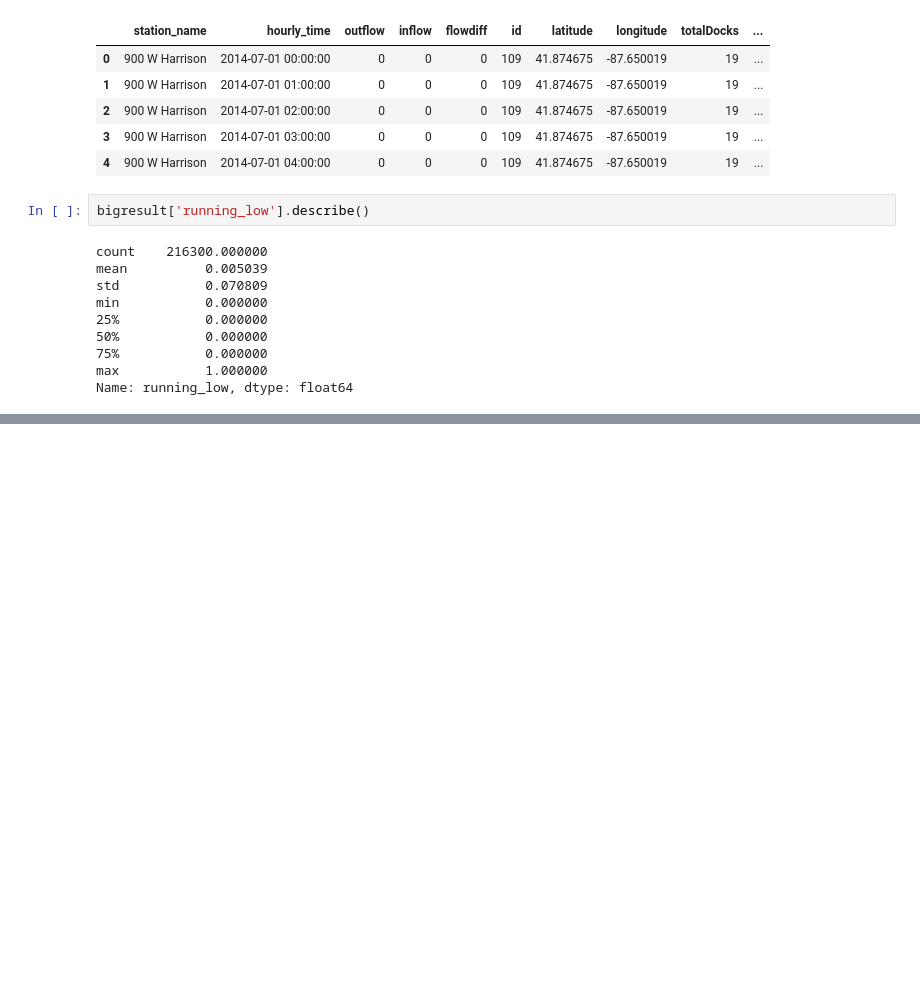
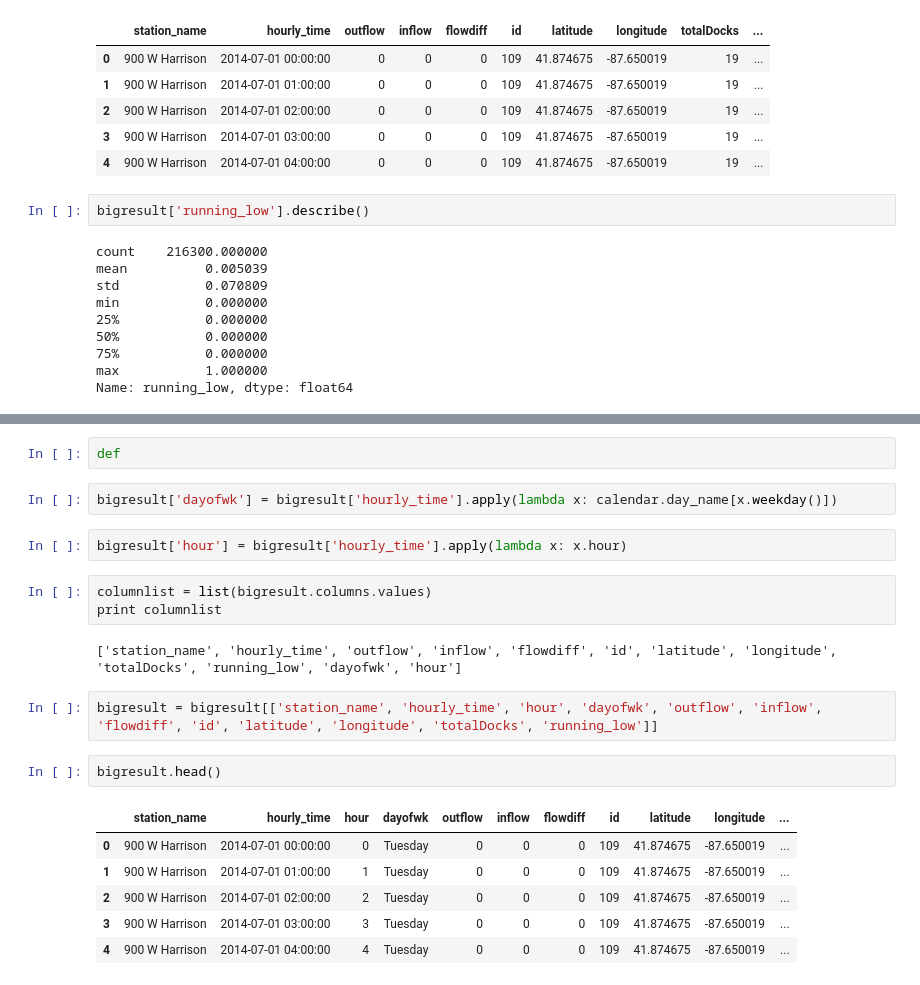
Before and after one commit to yongcho822/Divvy-Project, a Jupyter notebook: McNulty.ipynb, the cells around one changed output, grey strips where cells are left out. Cells and saved outputs as stored; diff of their text form; blank space fills up the shorter version.

Commit message:
Initial complete dataframe created.

```diff
--- a/McNulty.ipynb
+++ b/McNulty.ipynb
@@ -264,0 +287,22 @@ Name: running_low, dtype: float64
+# %%
+def
+# %%
+bigresult['dayofwk'] = bigresult['hourly_time'].apply(lambda x: calendar.day_name[x.weekday()])
+# %%
+bigresult['hour'] = bigresult['hourly_time'].apply(lambda x: x.hour)
+# %%
+columnlist = list(bigresult.columns.values)
+print columnlist
+# %% [output]
+['station_name', 'hourly_time', 'outflow', 'inflow', 'flowdiff', 'id', 'latitude', 'longitude', 'totalDocks', 'running_low', 'dayofwk', 'hour']
+# %%
+bigresult = bigresult[['station_name', 'hourly_time', 'hour', 'dayofwk', 'outflow', 'inflow', 'flowdiff', 'id', 'latitude', 'longitude', 'totalDocks', 'running_low']]
+# %%
+bigresult.head()
+# %% [output]
+|  | station_name | hourly_time | hour | dayofwk | outflow | inflow | flowdiff | id | latitude | longitude | ... |
+| 0 | 900 W Harrison | 2014-07-01 00:00:00 | 0 | Tuesday | 0 | 0 | 0 | 109 | 41.874675 | -87.650019 | ... |
+| 1 | 900 W Harrison | 2014-07-01 01:00:00 | 1 | Tuesday | 0 | 0 | 0 | 109 | 41.874675 | -87.650019 | ... |
+| 2 | 900 W Harrison | 2014-07-01 02:00:00 | 2 | Tuesday | 0 | 0 | 0 | 109 | 41.874675 | -87.650019 | ... |
+| 3 | 900 W Harrison | 2014-07-01 03:00:00 | 3 | Tuesday | 0 | 0 | 0 | 109 | 41.874675 | -87.650019 | ... |
+| 4 | 900 W Harrison | 2014-07-01 04:00:00 | 4 | Tuesday | 0 | 0 | 0 | 109 | 41.874675 | -87.650019 | ... |
```
Also changed, not shown: parts of 2 cells of this notebook.
